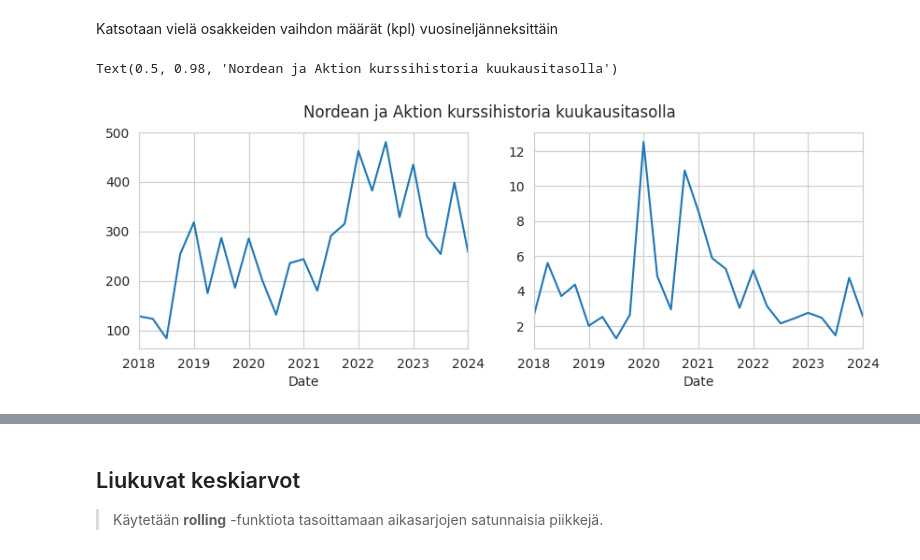
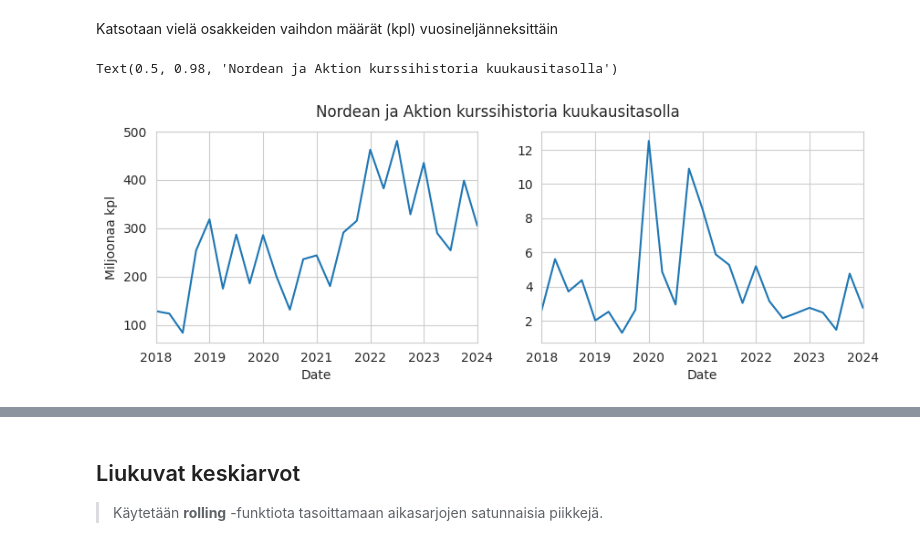
Before and after one commit to JennyMyy/Data-analytiikka, a Jupyter notebook: Aikasarja.ipynb, the cells around one changed output, grey strips where cells are left out. Drawn from its saved outputs; the diff is of its cells as text; code cells hidden in the pictures.

```diff
--- a/Aikasarja.ipynb
+++ b/Aikasarja.ipynb
@@ -145,11 +152,13 @@ Katsotaan vielä osakkeiden vaihdon määrät (kpl) vuosineljänneksittäin
 # %%
 fig, axs = plt.subplots(nrows=1, ncols=2, figsize= (10, 3))
 
 # Selkiytetään viivakuviota jakamalla 1milj. jolloin on helpompi vertailla
+# Käytetään myös 'Q', jolloin saadaan vuosineljännes
 (nordea['Volume']/1000000).resample('Q').sum().plot(ax=axs[0])
 (aktia['Volume']/1000000).resample('Q').sum().plot(ax=axs[1])
 
+axs[0].set_ylabel('Miljoonaa kpl')
 fig.suptitle('Nordean ja Aktion kurssihistoria kuukausitasolla')
 # %% [output]
 Text(0.5, 0.98, 'Nordean ja Aktion kurssihistoria kuukausitasolla')
-[figure, old version]
+[figure, new version]
```
Also changed, not shown: parts of 24 cells of this notebook.
